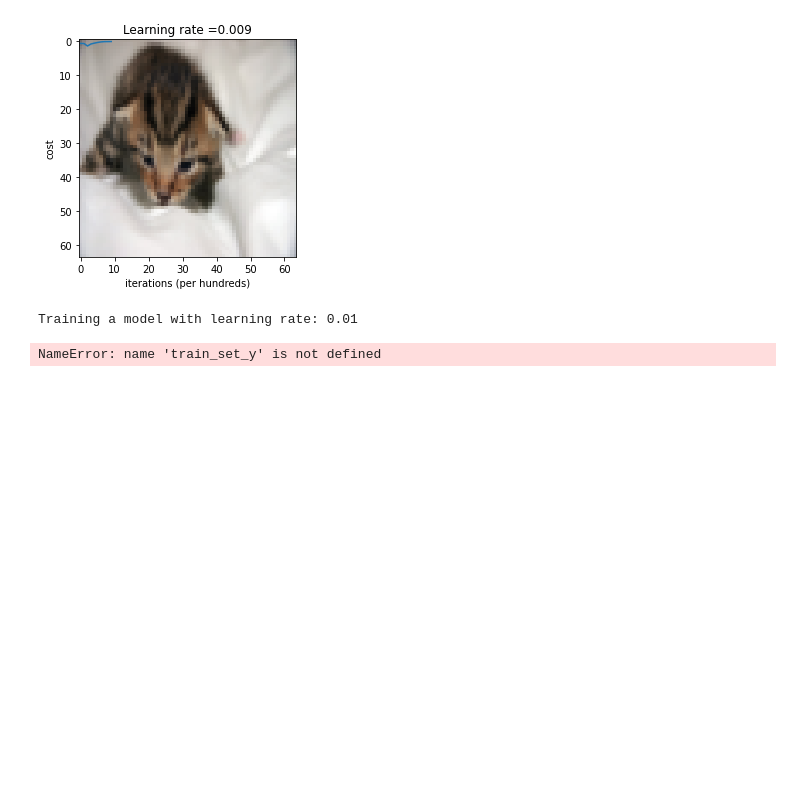
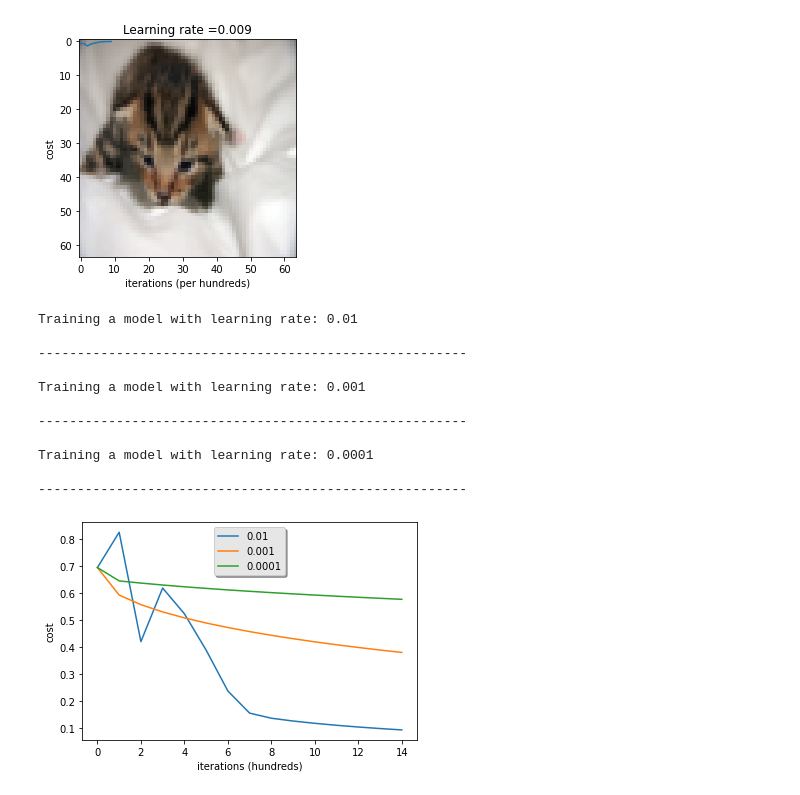
Before and after one commit to Vitaliiskyi/logistic-regression-with-NN-mindset, a Jupyter notebook: Log. Regr. with NN mindset.ipynb, the cells around one changed output. Drawn from its saved outputs; the diff is of its cells as text; code cells hidden in the pictures; blank space fills up the shorter version.

```diff
--- a/Log. Regr. with NN mindset.ipynb
+++ b/Log. Regr. with NN mindset.ipynb
@@ -9,12 +9,12 @@ from PIL import Image
 from scipy import ndimage
 # %%
 
-path_train = r'c:\Users\vitalii\logistic-regression-with-nn-mindset\train_catvnoncat.h5'
+path_train = r'C:\Users\vitalii\logistic-regr-with-NN-mindset\train_catvnoncat.h5'
 train_dataset = h5py.File(path_train, "r") # You path to train and test dataset
 X_train = np.array(train_dataset["train_set_x"][:]) # your train set features
 Y_train = np.array(train_dataset["train_set_y"][:]) # your train set labels
 
-path_test = r'c:\Users\vitalii\logistic-regression-with-nn-mindset\test_catvnoncat.h5'
+path_test = r'C:\Users\vitalii\logistic-regr-with-NN-mindset\test_catvnoncat.h5'
 test_dataset = h5py.File(path_test, "r") # You path to train and test dataset
 X_test = np.array(test_dataset["test_set_x"][:]) # your test set features
 Y_test = np.array(test_dataset["test_set_y"][:]) # your test set labels
@@ -58,8 +58,8 @@ print ("test_set_x_flatten shape: " + str(X_test_flatten.shape))
 print ("test_set_y shape: " + str(Y_test.shape))
 
 
-X_train_fl = X_train_flatten / 255.
-X_test_fl = X_test_flatten / 255.
+X_train = X_train_flatten / 255.
+X_test = X_test_flatten / 255.
 # %% [output]
 train_set_x_flatten shape: (12288, 209)
 train_set_y shape: (1, 209)
@@ -349,22 +349,32 @@ y = 1, you predicted that it is a "cat" picture.
 # %%
 for lr in learning_rates:
     print ("Training a model with learning rate: " + str(lr))
-    models[str(lr)] = model(train_set_x, train_set_y, test_set_x, test_set_y, num_iterations=1500, learning_rate=lr, print_cost=False)
+    models[str(lr)] = model(X_train, Y_train, X_test, Y_test, num_iterations=1500, learning_rate=lr, print_cost=False)
     print ('\n' + "-------------------------------------------------------" + '\n')
 
 for lr in learning_rates:
     plt.plot(np.squeeze(models[str(lr)]["costs"]), label=str(models[str(lr)]["learning_rate"]))
 
 plt.ylabel('cost')
 plt.xlabel('iterations (hundreds)')
 
 legend = plt.legend(loc='upper center', shadow=True)
 frame = legend.get_frame()
 frame.set_facecolor('0.90')
 plt.show()
 # %% [output]
 Training a model with learning rate: 0.01
+
+-------------------------------------------------------
+
+Training a model with learning rate: 0.001
+
+-------------------------------------------------------
+
+Training a model with learning rate: 0.0001
+
+-------------------------------------------------------
-NameError: name 'train_set_y' is not defined
+[figure, added]
 # %%
 # change this to the name of your image file
 my_image = "my_image.jpg"
```
Also changed, not shown: parts of 2 cells of this notebook, 2 other files.
